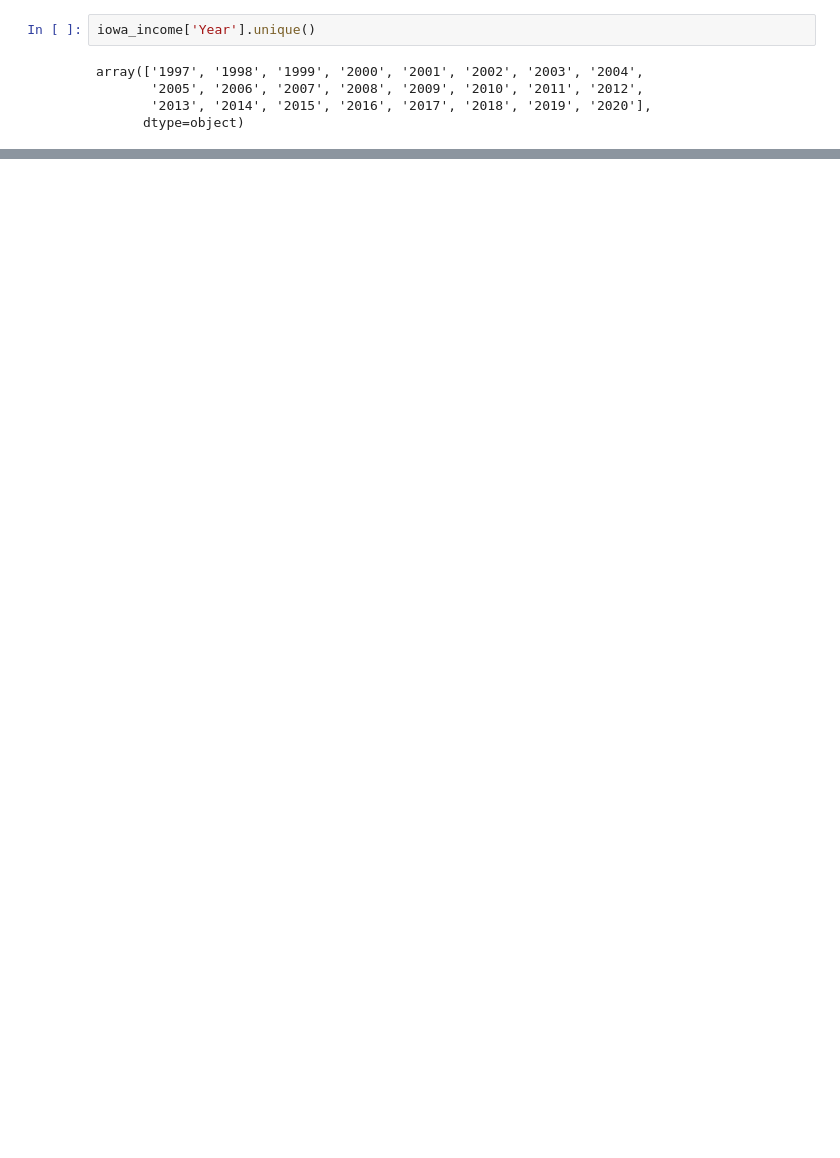
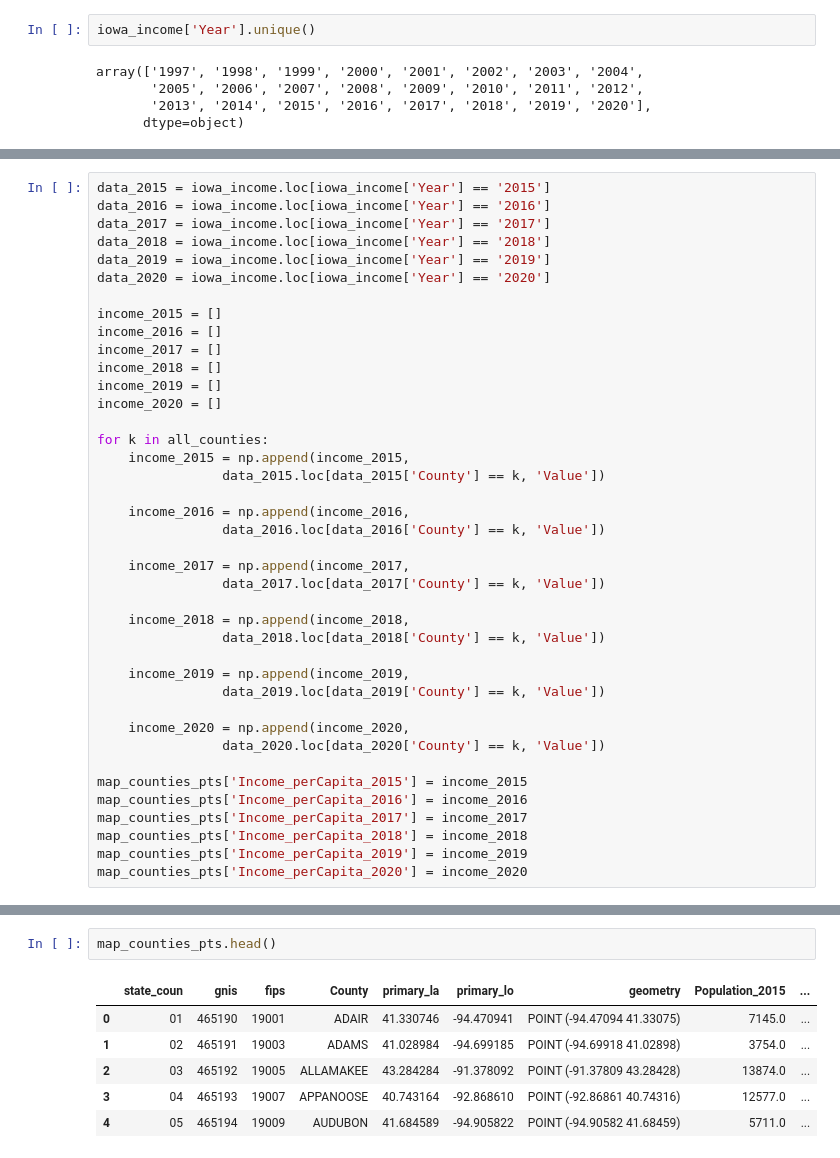
Before and after one commit to flyingcape/Iowa_Liquor_Sales, a Jupyter notebook: Visualizing_Other_County_Variables.ipynb, the cells around one changed output, grey strips where cells are left out. Cells and saved outputs as stored; diff of their text form; blank space fills up the shorter version.

```diff
--- a/Visualizing_Other_County_Variables.ipynb
+++ b/Visualizing_Other_County_Variables.ipynb
@@ -584,0 +330,40 @@ county.sort_values(by = ['County','Year'])
+# %%
+data_2015 = iowa_income.loc[iowa_income['Year'] == '2015']
+data_2016 = iowa_income.loc[iowa_income['Year'] == '2016']
+data_2017 = iowa_income.loc[iowa_income['Year'] == '2017']
+data_2018 = iowa_income.loc[iowa_income['Year'] == '2018']
+data_2019 = iowa_income.loc[iowa_income['Year'] == '2019']
+data_2020 = iowa_income.loc[iowa_income['Year'] == '2020']
+
+income_2015 = []
+income_2016 = []
+income_2017 = []
+income_2018 = []
+income_2019 = []
+income_2020 = []
+
+for k in all_counties:
+    income_2015 = np.append(income_2015,
+                data_2015.loc[data_2015['County'] == k, 'Value'])
+
+    income_2016 = np.append(income_2016,
+                data_2016.loc[data_2016['County'] == k, 'Value'])
+
+    income_2017 = np.append(income_2017,
+                data_2017.loc[data_2017['County'] == k, 'Value'])
+
+    income_2018 = np.append(income_2018,
+                data_2018.loc[data_2018['County'] == k, 'Value'])
+
+    income_2019 = np.append(income_2019,
+                data_2019.loc[data_2019['County'] == k, 'Value'])
+
+    income_2020 = np.append(income_2020,
+                data_2020.loc[data_2020['County'] == k, 'Value'])
+
+map_counties_pts['Income_perCapita_2015'] = income_2015
+map_counties_pts['Income_perCapita_2016'] = income_2016
+map_counties_pts['Income_perCapita_2017'] = income_2017
+map_counties_pts['Income_perCapita_2018'] = income_2018
+map_counties_pts['Income_perCapita_2019'] = income_2019
+map_counties_pts['Income_perCapita_2020'] = income_2020
@@ -584,0 +391,9 @@ county.sort_values(by = ['County','Year'])
+# %%
+map_counties_pts.head()
+# %% [output]
+|  | state_coun | gnis | fips | County | primary_la | primary_lo | geometry | Population_2015 | ... |
+| 0 | 01 | 465190 | 19001 | ADAIR | 41.330746 | -94.470941 | POINT (-94.47094 41.33075) | 7145.0 | ... |
+| 1 | 02 | 465191 | 19003 | ADAMS | 41.028984 | -94.699185 | POINT (-94.69918 41.02898) | 3754.0 | ... |
+| 2 | 03 | 465192 | 19005 | ALLAMAKEE | 43.284284 | -91.378092 | POINT (-91.37809 43.28428) | 13874.0 | ... |
+| 3 | 04 | 465193 | 19007 | APPANOOSE | 40.743164 | -92.868610 | POINT (-92.86861 40.74316) | 12577.0 | ... |
+| 4 | 05 | 465194 | 19009 | AUDUBON | 41.684589 | -94.905822 | POINT (-94.90582 41.68459) | 5711.0 | ... |
```
Also changed, not shown: parts of 67 cells of this notebook, 3 other files.
